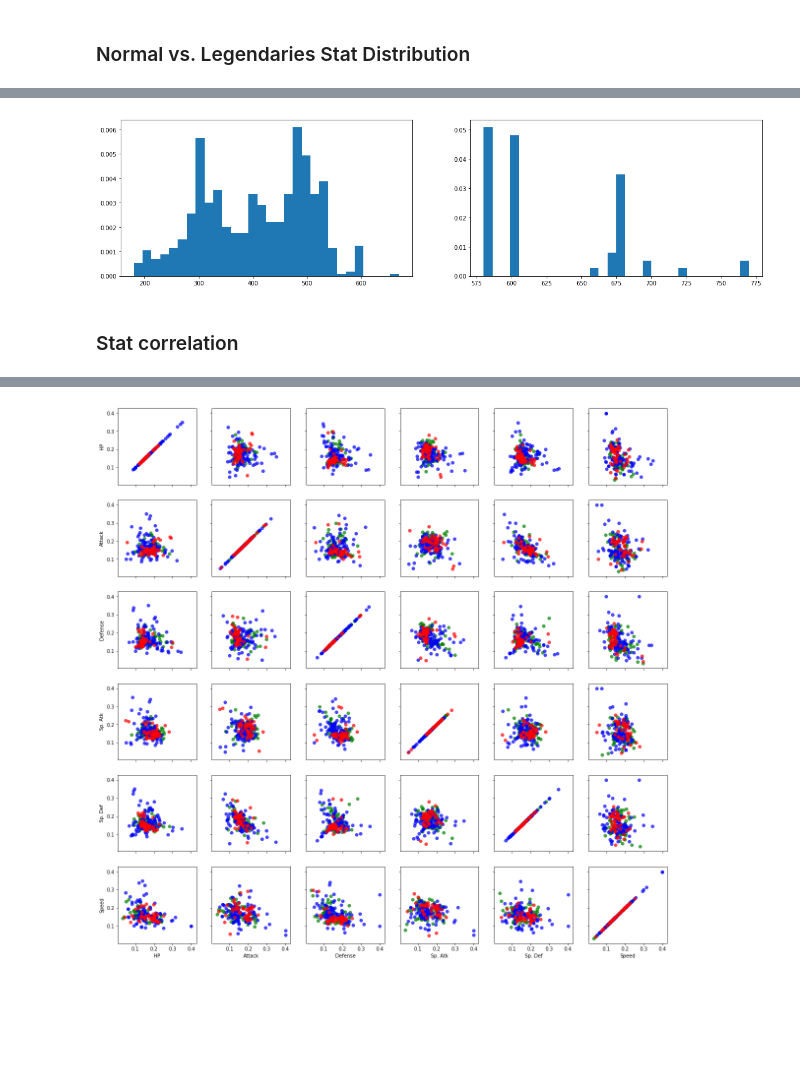
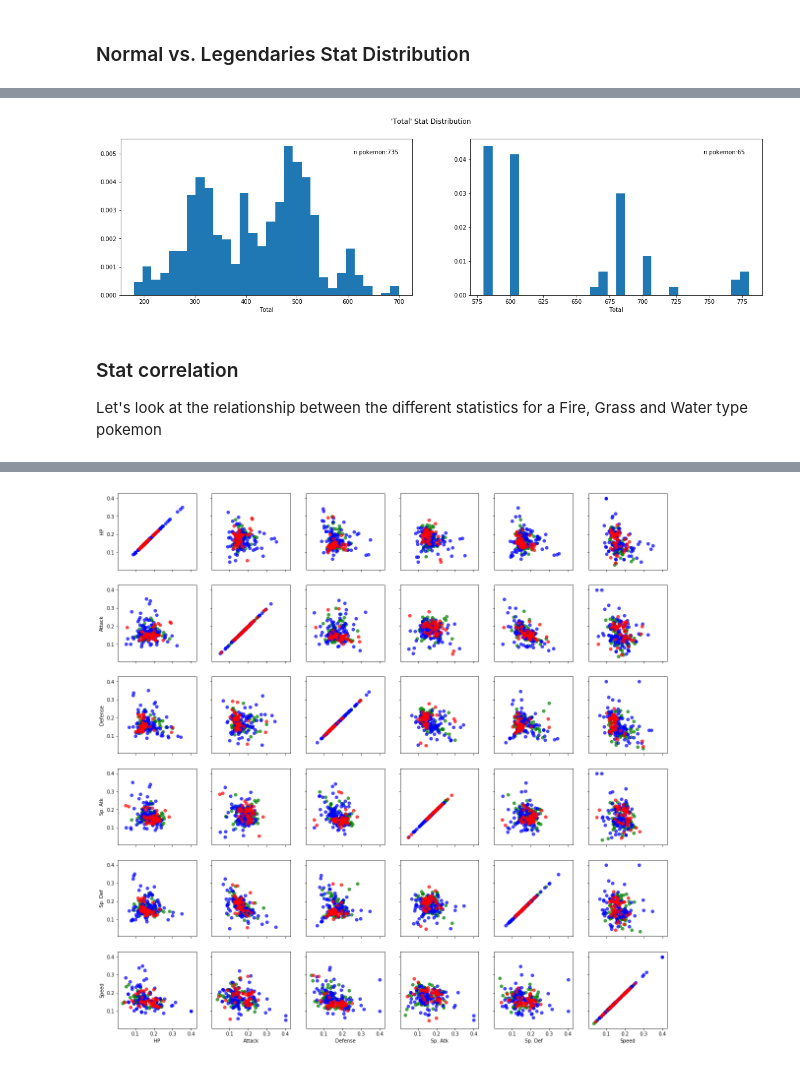
Before and after one commit to Johnxjp/pokemon_knn, a Jupyter notebook: data_exploration.ipynb, the cells around one changed output, grey strips where cells are left out. Drawn from its saved outputs; the diff is of its cells as text; code cells hidden in the pictures; blank space fills up the shorter version.

Commit message:
added labels to charts

```diff
--- a/data_exploration.ipynb
+++ b/data_exploration.ipynb
@@ -172,12 +170,22 @@ Mean scores -  Normal: 406.132756133    Legendary: 626.949152542
 # %%
 f, ax = plt.subplots(1, 2, figsize=(20, 5))
+f.suptitle("'Total' Stat Distribution")
+
+# Normal
 ax[0].hist(bins=30, x=normal_pokemon, normed=True)
+ax[0].set_xlabel("Total")
+ax[0].annotate("n pokemon:" + str(len(normal_pokemon)), xy=(0.8, 0.9), xycoords="axes fraction")
+
+# Legendary
 ax[1].hist(bins=30, x=legendary_pokemon, normed=True)
+ax[1].set_xlabel("Total")
+ax[1].annotate("n pokemon:" + str(len(legendary_pokemon)), xy=(0.8, 0.9), xycoords="axes fraction")
 plt.show()
 # %% [output]
-[figure, old version]
+[figure, new version]
-# %% [markdown]
-### Stat correlation
+# %% [markdown]
+### Stat correlation
+Let's look at the relationship between the different statistics for a Fire, Grass and Water type pokemon
 # %%
 # Create Mega Column
 mega = pokeframe["Name"].apply(lambda x: "Mega" in x and x != "Meganium")
```
Also changed, not shown: parts of 6 cells of this notebook.
